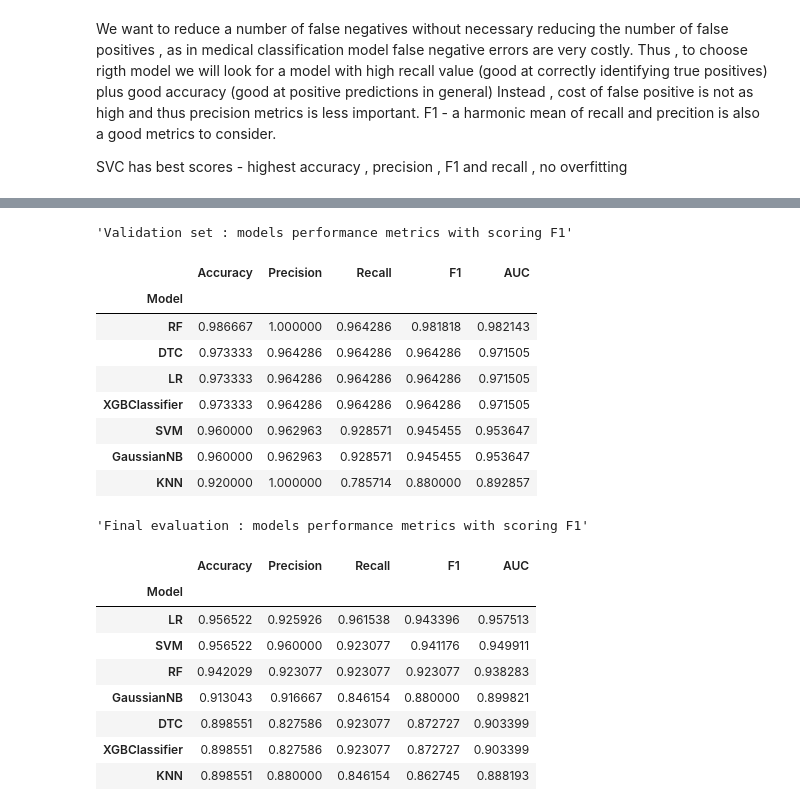
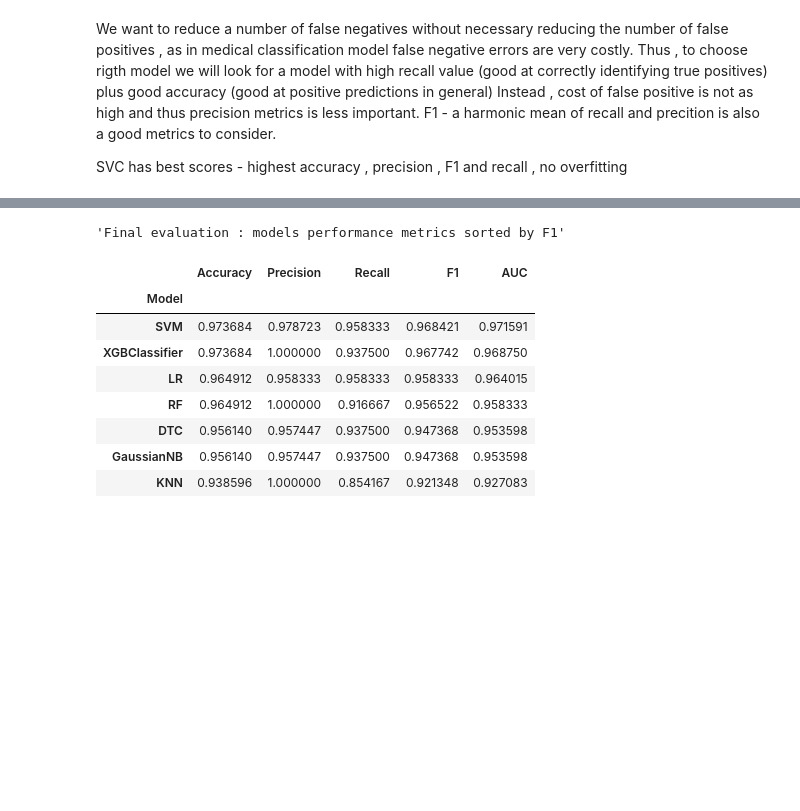
Before and after one commit to lmanov1/CancerPrediction, a Jupyter notebook: 5_ModelTraining.ipynb, the cells around one changed output, grey strips where cells are left out. Saved outputs shown, nothing was run; the diff lists cells and outputs as text; code cells hidden in the pictures; blank space fills up the shorter version.

```diff
--- a/5_ModelTraining.ipynb
+++ b/5_ModelTraining.ipynb
@@ -83,7 +96,7 @@ def estimator_function(models_opt, X , y , scoring = 'f1', folds = 5):
 # %%
 # Here we define the models to be used for binary classification of the data
 # and parameters for hyperparameter tuning using GridSearchCV and k-fold cross validation
-SVM_params = {'C':[0.001, 0.1, 1, 10, 100 , 200], 'kernel':['rbf' ,'linear', 'poly', 'sigmoid']}   # support vector machine
+SVM_params = {'C':[0.001, 0.1, 1, 10], 'kernel':['rbf' ,'linear', 'poly', 'sigmoid']}   # support vector machine
 RF_params = {'n_estimators':[10, 100, 1000], 'max_features':['sqrt', 'log2']}
 # RF_params = { 'max_depth':[3,5,10],             # random forest
 #               'n_estimators':[10,100,200],
@@ -121,6 +134,7 @@ models_to_tune = [
     ('GaussianNB', gnb, {})]
 # %%
 hyperparameters_scoring='f1' # 'f1'
+folds_number = 5
 names, results , best_params , models  = estimator_function(models_to_tune, X_train , y_train ,\
-                                hyperparameters_scoring , 5 )
+                                hyperparameters_scoring , folds_number )
 # %% [output]
@@ -240,17 +254,19 @@ def test_model(model , model_name, X , y, models_perfmance_df):
     plt.rcParams['figure.figsize'] = [4, 3]
     plt.tight_layout()
     plt.show()
-    return models_perfmance_df
+
+
+    return models_perfmance_df , lrtest_pred
 
 def validate_models(models_perfmance_df, X, y):
     # tests different models with best parameters from hyperparameter tuning and returns the performance metrics
     for model_name in model_params_df.index:
         model_instance = model_objects_dict[model_name]
-        models_perfmance_df  = test_model(model_instance , model_name, X, y, models_perfmance_df)
+        models_perfmance_df  , lrtest_pred  = test_model(model_instance , model_name, X, y, models_perfmance_df)
 
     models_perfmance_df.reset_index(drop=True, inplace=True)
     models_perfmance_df.set_index('Model', inplace=True)
-    return models_perfmance_df
+    return models_perfmance_df , lrtest_pred
 # %% [markdown]
 We want to reduce a number of false negatives without necessary reducing the number of false positives , as in medical classification model false negative errors are very costly.
 Thus , to choose rigth model we will look for a model with high recall value (good at correctly identifying true positives) plus good accuracy (good at positive predictions in general)
@@ -260,11 +276,11 @@ Thus , to choose rigth model we will look for a model with high recall value (go
 SVC has best scores - highest accuracy , precision , F1 and recall , no overfitting
 # %%
 
-models_perfmance_df_val = pd.DataFrame()
-display("Validation : models confusion matrixes:")
-models_perfmance_df_val = validate_models(models_perfmance_df_val,X_dev, y_dev)
+# models_perfmance_df_val = pd.DataFrame()
+# display("Validation : models confusion matrixes:")
+# models_perfmance_df_val  , y_val_pred = validate_models(models_perfmance_df_val,X_dev, y_dev)
 
 models_perfmance_df_test = pd.DataFrame()
 display("Final evaluation : models confusion matrixes:")
-models_perfmance_df_test = validate_models(models_perfmance_df_test,X_test, y_test)
+models_perfmance_df_test  , y_test_pred = validate_models(models_perfmance_df_test,X_test, y_test)
 # %% [output]
@@ -284,31 +303,21 @@ models_perfmance_df_test = validate_models(models_perfmance_df_test,X_test, y_te
 # %%
-validation_scoring = 'F1'
-display(f"Validation set : models performance metrics with scoring {validation_scoring}")
-display(models_perfmance_df_val.sort_values(by=validation_scoring, ascending=False).style.set_properties(**{'text-align': 'left'}).set_table_styles([{'selector': 'th', 'props': [('text-align', 'left')]}]))
-models_perfmance_df_val.to_excel('IntermidiateData/5_FinalValidationScores.xlsx')
+evaluation_scoring = 'F1'
+# display(f"Validation set : models performance metrics sorted by {evaluation_scoring}")
+# display(models_perfmance_df_val.sort_values(by=evaluation_scoring, ascending=False).style.set_properties(**{'text-align': 'left'}).set_table_styles([{'selector': 'th', 'props': [('text-align', 'left')]}]))
+# models_perfmance_df_val.to_excel('IntermidiateData/5_FinalValidationScores.xlsx')
 
 
-display(f"Final evaluation : models performance metrics with scoring {validation_scoring}")
-display(models_perfmance_df_test.sort_values(by=validation_scoring, ascending=False).style.set_properties(**{'text-align': 'left'}).set_table_styles([{'selector': 'th', 'props': [('text-align', 'left')]}]))
-models_perfmance_df_val.to_excel('IntermidiateData/5_FinalEvaluationScores.xlsx')
+display(f"Final evaluation : models performance metrics sorted by {evaluation_scoring}")
+display(models_perfmance_df_test.sort_values(by=evaluation_scoring, ascending=False).style.set_properties(**{'text-align': 'left'}).set_table_styles([{'selector': 'th', 'props': [('text-align', 'left')]}]))
+models_perfmance_df_test.to_excel('IntermidiateData/5_FinalEvaluationScores.xlsx')
 # %% [output]
-'Validation set : models performance metrics with scoring F1'
+'Final evaluation : models performance metrics sorted by F1'
 |  | Accuracy | Precision | Recall | F1 | AUC |
 | Model |  |  |  |  |  |
-| RF | 0.986667 | 1.000000 | 0.964286 | 0.981818 | 0.982143 |
-| DTC | 0.973333 | 0.964286 | 0.964286 | 0.964286 | 0.971505 |
-| LR | 0.973333 | 0.964286 | 0.964286 | 0.964286 | 0.971505 |
-| XGBClassifier | 0.973333 | 0.964286 | 0.964286 | 0.964286 | 0.971505 |
-| SVM | 0.960000 | 0.962963 | 0.928571 | 0.945455 | 0.953647 |
-| GaussianNB | 0.960000 | 0.962963 | 0.928571 | 0.945455 | 0.953647 |
-| KNN | 0.920000 | 1.000000 | 0.785714 | 0.880000 | 0.892857 |
+| SVM | 0.973684 | 0.978723 | 0.958333 | 0.968421 | 0.971591 |
+| XGBClassifier | 0.973684 | 1.000000 | 0.937500 | 0.967742 | 0.968750 |
+| LR | 0.964912 | 0.958333 | 0.958333 | 0.958333 | 0.964015 |
+| RF | 0.964912 | 1.000000 | 0.916667 | 0.956522 | 0.958333 |
+| DTC | 0.956140 | 0.957447 | 0.937500 | 0.947368 | 0.953598 |
+| GaussianNB | 0.956140 | 0.957447 | 0.937500 | 0.947368 | 0.953598 |
+| KNN | 0.938596 | 1.000000 | 0.854167 | 0.921348 | 0.927083 |
-'Final evaluation : models performance metrics with scoring F1'
-|  | Accuracy | Precision | Recall | F1 | AUC |
-| Model |  |  |  |  |  |
-| LR | 0.956522 | 0.925926 | 0.961538 | 0.943396 | 0.957513 |
-| SVM | 0.956522 | 0.960000 | 0.923077 | 0.941176 | 0.949911 |
-| RF | 0.942029 | 0.923077 | 0.923077 | 0.923077 | 0.938283 |
-| GaussianNB | 0.913043 | 0.916667 | 0.846154 | 0.880000 | 0.899821 |
-| DTC | 0.898551 | 0.827586 | 0.923077 | 0.872727 | 0.903399 |
-| XGBClassifier | 0.898551 | 0.827586 | 0.923077 | 0.872727 | 0.903399 |
-| KNN | 0.898551 | 0.880000 | 0.846154 | 0.862745 | 0.888193 |
```
Also changed, not shown: parts of 8 cells of this notebook, 1 other file.
